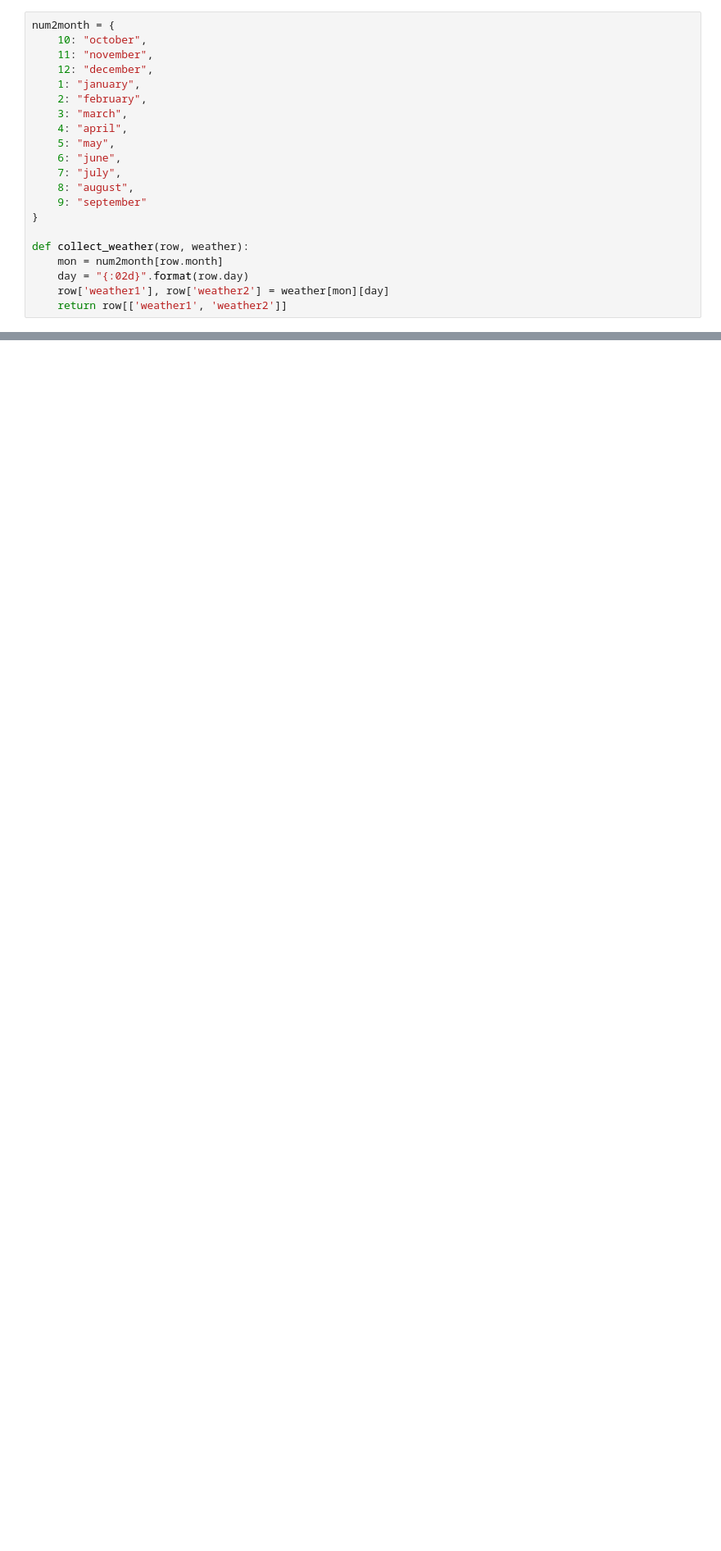
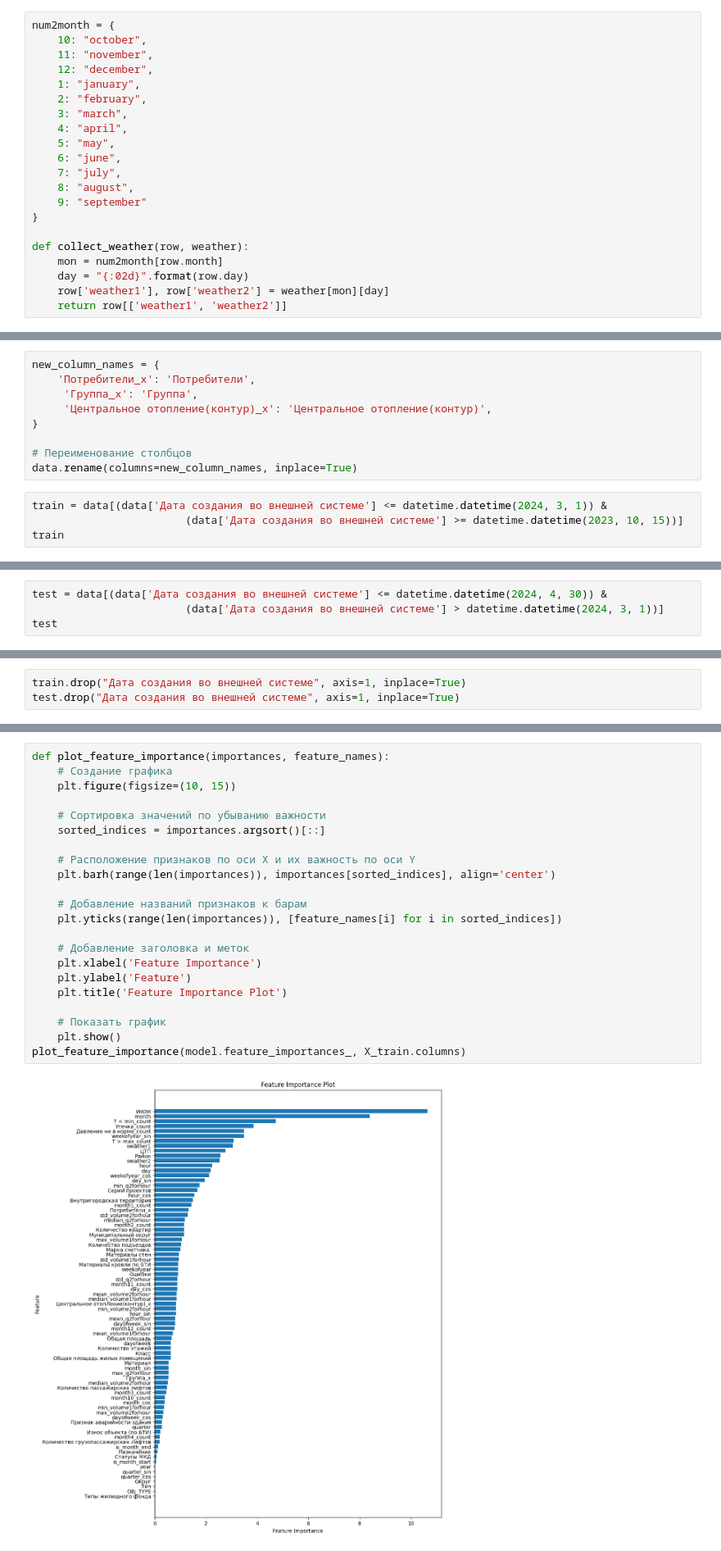
Before and after one commit to vdmkkk/LCT-2024-MISIS-Ivanovo, a Jupyter notebook: ml/1task_killer.ipynb, the cells around one changed output, grey strips where cells are left out. Shown at 82% size. Drawn from its saved outputs; the diff is of its cells as text; blank space fills up the shorter version.

```diff
--- a/ml/1task_killer.ipynb
+++ b/ml/1task_killer.ipynb
@@ -706,0 +1010,13 @@ plot_gist_categorical(dataset, 'Наименование')
+# %%
+new_column_names = {
+    'Потребители_x': 'Потребители',
+     'Группа_x': 'Группа',
+     'Центральное отопление(контур)_x': 'Центральное отопление(контур)',
+}
+
+# Переименование столбцов
+data.rename(columns=new_column_names, inplace=True)
+# %%
+train = data[(data['Дата создания во внешней системе'] <= datetime.datetime(2024, 3, 1)) &
+                        (data['Дата создания во внешней системе'] >= datetime.datetime(2023, 10, 15))]
+train
@@ -706,0 +1037,4 @@ plot_gist_categorical(dataset, 'Наименование')
+# %%
+test = data[(data['Дата создания во внешней системе'] <= datetime.datetime(2024, 4, 30)) &
+                        (data['Дата создания во внешней системе'] > datetime.datetime(2024, 3, 1))]
+test
@@ -706,0 +1055,3 @@ plot_gist_categorical(dataset, 'Наименование')
+# %%
+train.drop("Дата создания во внешней системе", axis=1, inplace=True)
+test.drop("Дата создания во внешней системе", axis=1, inplace=True)
@@ -706,0 +1219,24 @@ plot_gist_categorical(dataset, 'Наименование')
+# %%
+def plot_feature_importance(importances, feature_names):
+    # Создание графика
+    plt.figure(figsize=(10, 15))
+
+    # Сортировка значений по убыванию важности
+    sorted_indices = importances.argsort()[::]
+
+    # Расположение признаков по оси X и их важность по оси Y
+    plt.barh(range(len(importances)), importances[sorted_indices], align='center')
+
+    # Добавление названий признаков к барам
+    plt.yticks(range(len(importances)), [feature_names[i] for i in sorted_indices])
+
+    # Добавление заголовка и меток
+    plt.xlabel('Feature Importance')
+    plt.ylabel('Feature')
+    plt.title('Feature Importance Plot')
+
+    # Показать график
+    plt.show()
+plot_feature_importance(model.feature_importances_, X_train.columns)
+# %% [output]
+[figure, added]
```
Also changed, not shown: parts of 48 cells of this notebook, 1 other file.
